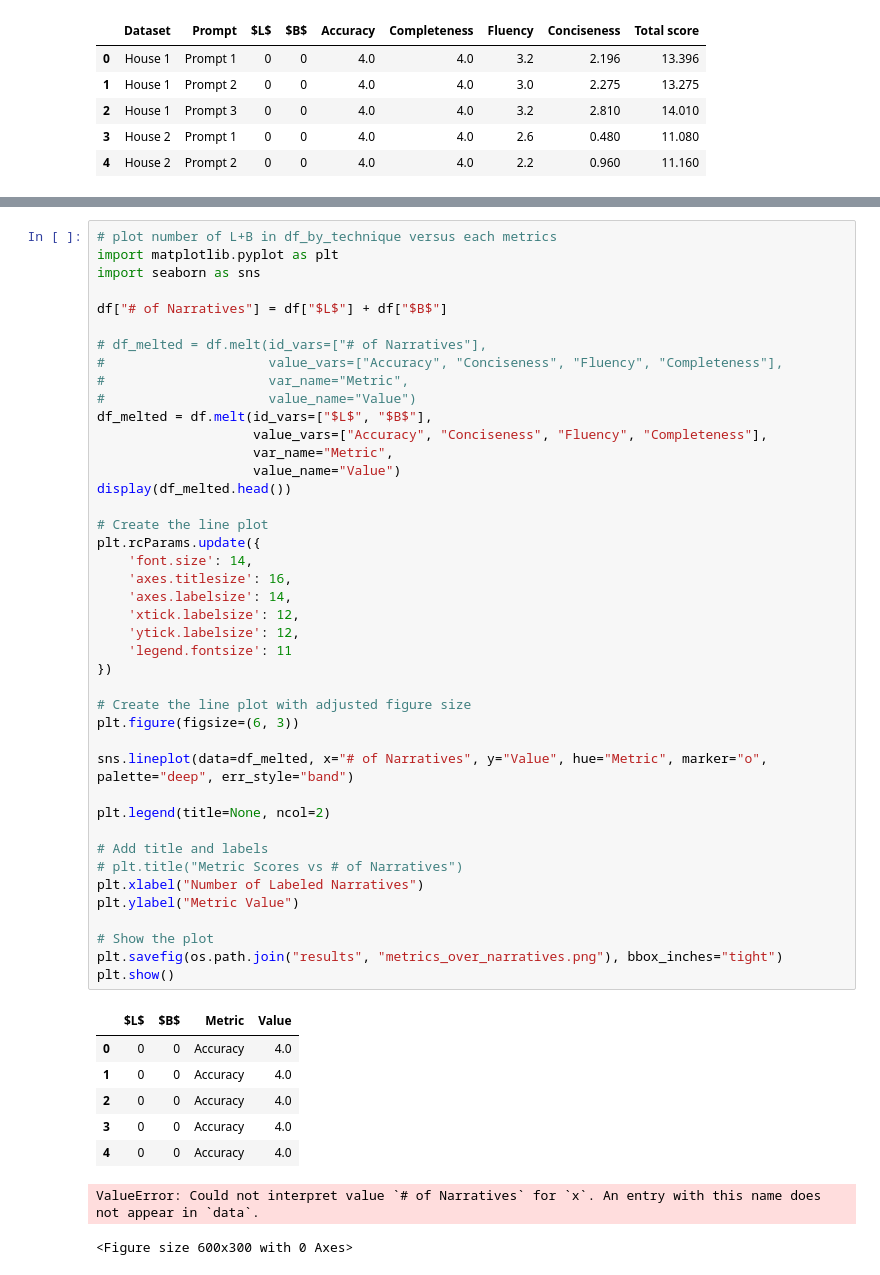
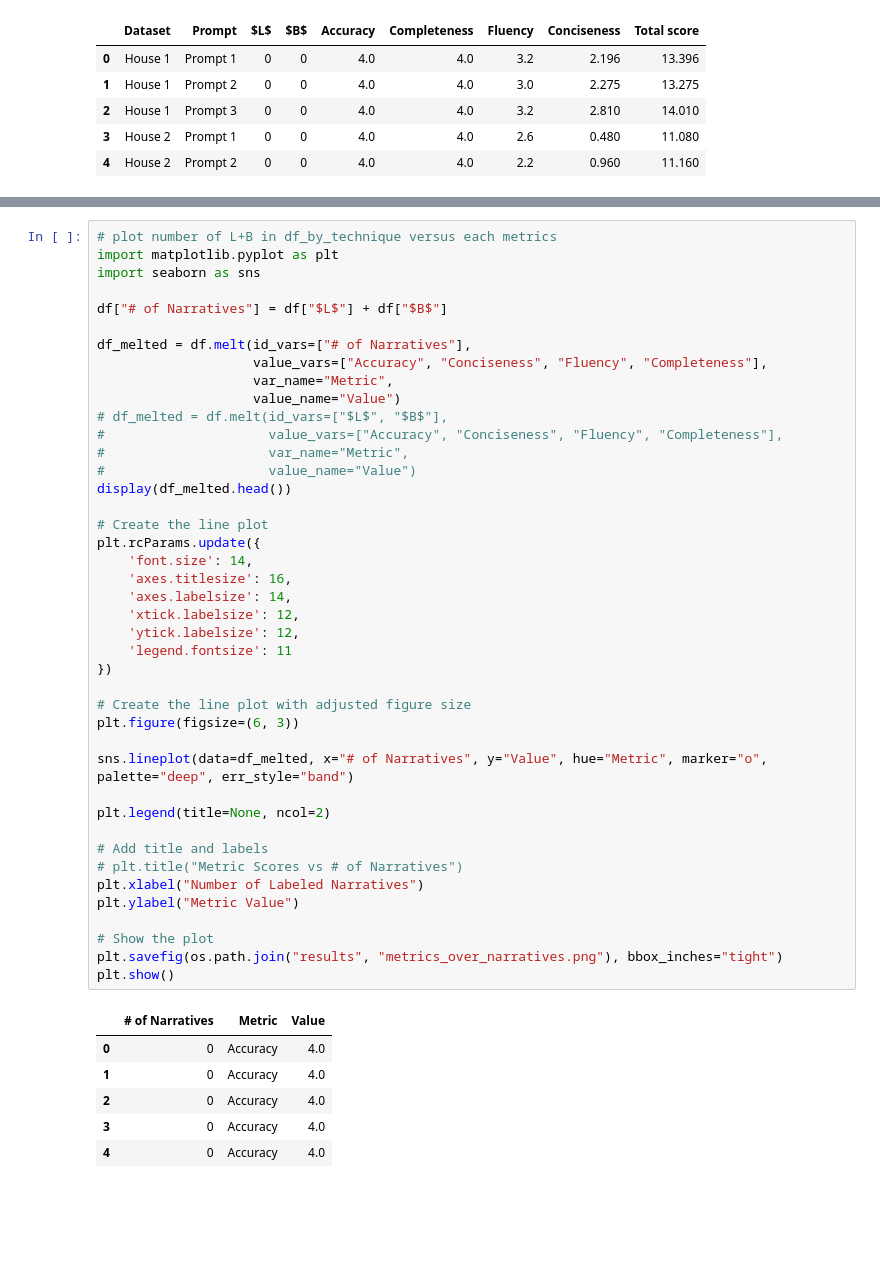
Before and after one commit to sibyl-dev/Explingo, a Jupyter notebook: full-experiment/evaluate_results.ipynb, the cells around one changed output, grey strips where cells are left out. Saved outputs shown, nothing was run; the diff lists cells and outputs as text; blank space fills up the shorter version.

```diff
--- a/full-experiment/evaluate_results.ipynb
+++ b/full-experiment/evaluate_results.ipynb
@@ -216,47 +196,45 @@ import seaborn as sns
 
 df["# of Narratives"] = df["$L$"] + df["$B$"]
 
-# df_melted = df.melt(id_vars=["# of Narratives"],
+df_melted = df.melt(id_vars=["# of Narratives"],
+                    value_vars=["Accuracy", "Conciseness", "Fluency", "Completeness"],
+                    var_name="Metric",
+                    value_name="Value")
+# df_melted = df.melt(id_vars=["$L$", "$B$"],
 #                     value_vars=["Accuracy", "Conciseness", "Fluency", "Completeness"],
 #                     var_name="Metric",
 #                     value_name="Value")
-df_melted = df.melt(id_vars=["$L$", "$B$"],
-                    value_vars=["Accuracy", "Conciseness", "Fluency", "Completeness"],
-                    var_name="Metric",
-                    value_name="Value")
 display(df_melted.head())
 
 # Create the line plot
 plt.rcParams.update({
     'font.size': 14,
     'axes.titlesize': 16,
     'axes.labelsize': 14,
     'xtick.labelsize': 12,
     'ytick.labelsize': 12,
     'legend.fontsize': 11
 })
 
 # Create the line plot with adjusted figure size
 plt.figure(figsize=(6, 3))
 
 sns.lineplot(data=df_melted, x="# of Narratives", y="Value", hue="Metric", marker="o", palette="deep", err_style="band")
 
 plt.legend(title=None, ncol=2)
 
 # Add title and labels
 # plt.title("Metric Scores vs # of Narratives")
 plt.xlabel("Number of Labeled Narratives")
 plt.ylabel("Metric Value")
 
 # Show the plot
 plt.savefig(os.path.join("results", "metrics_over_narratives.png"), bbox_inches="tight")
 plt.show()
 # %% [output]
-|  | $L$ | $B$ | Metric | Value |
-| 0 | 0 | 0 | Accuracy | 4.0 |
-| 1 | 0 | 0 | Accuracy | 4.0 |
-| 2 | 0 | 0 | Accuracy | 4.0 |
-| 3 | 0 | 0 | Accuracy | 4.0 |
-| 4 | 0 | 0 | Accuracy | 4.0 |
+|  | # of Narratives | Metric | Value |
+| 0 | 0 | Accuracy | 4.0 |
+| 1 | 0 | Accuracy | 4.0 |
+| 2 | 0 | Accuracy | 4.0 |
+| 3 | 0 | Accuracy | 4.0 |
+| 4 | 0 | Accuracy | 4.0 |
-ValueError: Could not interpret value `# of Narratives` for `x`. An entry with this name does not appear in `data`.
-<Figure size 600x300 with 0 Axes>
```
Also changed, not shown: parts of 9 cells of this notebook, 5 other files.
